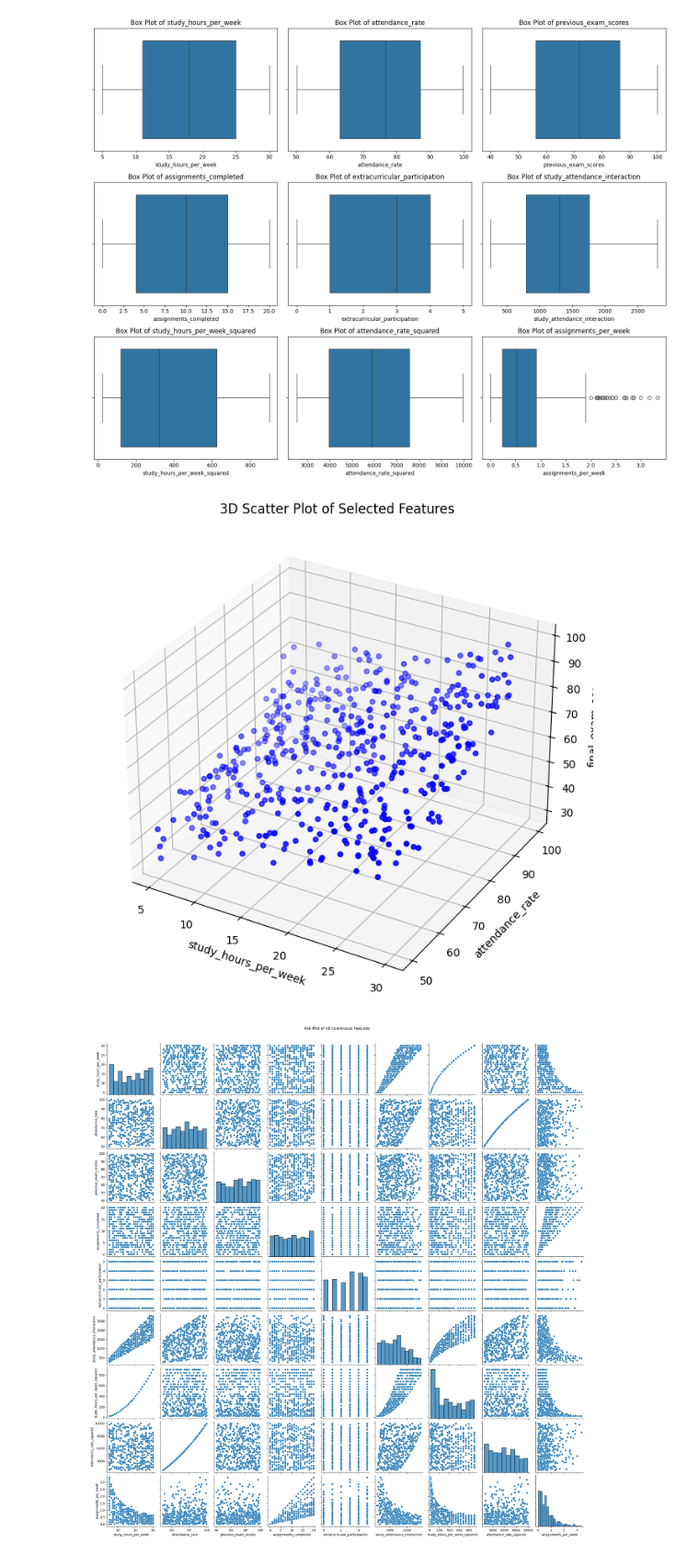
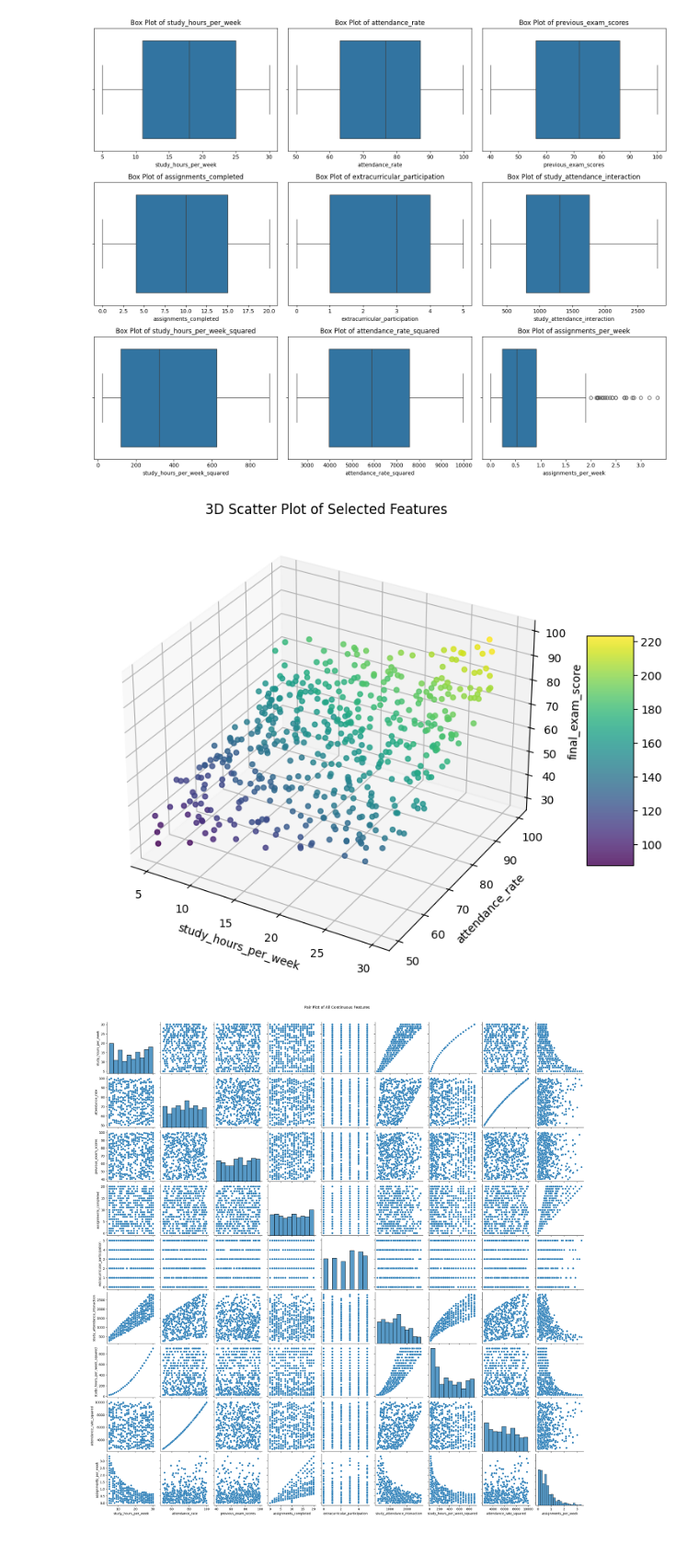
Before and after one commit to jiashinnn/FinalExamScorePrediction, a Jupyter notebook: PRA_Assignment1.ipynb, the cells around one changed output. Shown at 92% size. Saved outputs shown, nothing was run; the diff lists cells and outputs as text; code cells hidden in the pictures.

```diff
--- a/PRA_Assignment1.ipynb
+++ b/PRA_Assignment1.ipynb
@@ -160,21 +164,29 @@ plt.show()
 [figure]
 # %%
 # Selecting 3 features for 3D scatter plot
-feature_x = 'study_hours_per_week'
-feature_y = 'attendance_rate'
-feature_z = 'final_exam_score'
+x = 'study_hours_per_week'
+y = 'attendance_rate'
+z = 'final_exam_score'
 
 # 3D scatter plot for selected 3 features
-fig = plt.figure(figsize=(10, 8))
+fig = plt.figure(figsize=(8, 6))
 ax = fig.add_subplot(111, projection='3d')
-ax.scatter(data[feature_x], data[feature_y], data[feature_z], c='b', marker='o')
-ax.set_xlabel(feature_x)
-ax.set_ylabel(feature_y)
-ax.set_zlabel(feature_z)
+
+sctt= ax.scatter(data[x], data[y], data[z], alpha=0.8, c=(data[x] + data[y] + data[z]), marker='o')
+ax.grid(b=True, color='grey', linestyle='-.', linewidth=0.3, alpha=0.2)
+
+ax.set_xlabel(x)
+ax.set_ylabel(y)
+ax.set_zlabel(z)
+
+
+plt.tight_layout()
+
 plt.title('3D Scatter Plot of Selected Features')
+fig.colorbar(sctt, ax=ax, shrink=0.5, aspect=5)
 plt.show()
 # %% [output]
-[figure, old version]
+[figure, new version]
 # %%
 sns.pairplot(continuous_features)
 plt.suptitle("Pair Plot of All Continuous Features", y=1.02)
```
Also changed, not shown: parts of 15 cells of this notebook.
